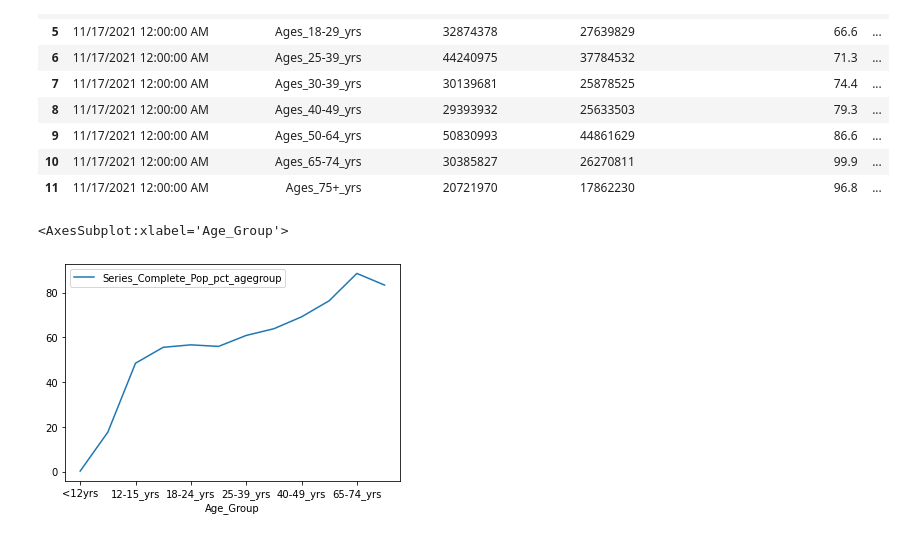
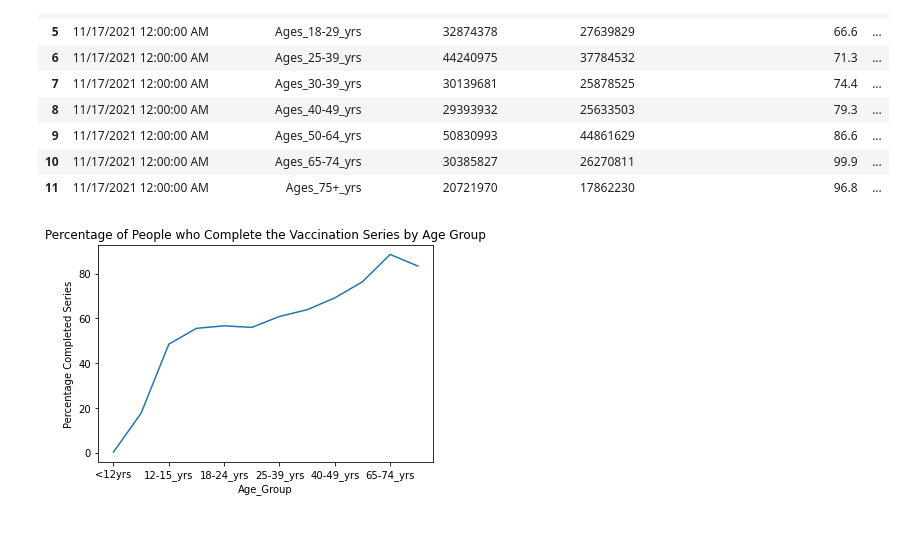
Before and after one commit to stevenptran/Covid-MQP, a Jupyter notebook: MQPTesting.ipynb, the cells around one changed output. Drawn from its saved outputs; the diff is of its cells as text; code cells hidden in the pictures.

```diff
--- a/MQPTesting.ipynb
+++ b/MQPTesting.ipynb
@@ -62,7 +62,10 @@ covid_age
 | 10 | 11/17/2021 12:00:00 AM | Ages_65-74_yrs | 30385827 | 26270811 | 99.9 | ... |
 | 11 | 11/17/2021 12:00:00 AM | Ages_75+_yrs | 20721970 | 17862230 | 96.8 | ... |
 # %%
-covid_age.plot( x = 'Age_Group', y = 'Series_Complete_Pop_pct_agegroup')
+covid_age.plot( x = 'Age_Group', y = 'Series_Complete_Pop_pct_agegroup', legend=None)
+
+plt.title("Percentage of People who Complete the Vaccination Series by Age Group")
+plt.ylabel("Percentage Completed Series")
+plt.show()
 # %% [output]
-<AxesSubplot:xlabel='Age_Group'>
-[figure, old version]
+[figure, new version]
```
